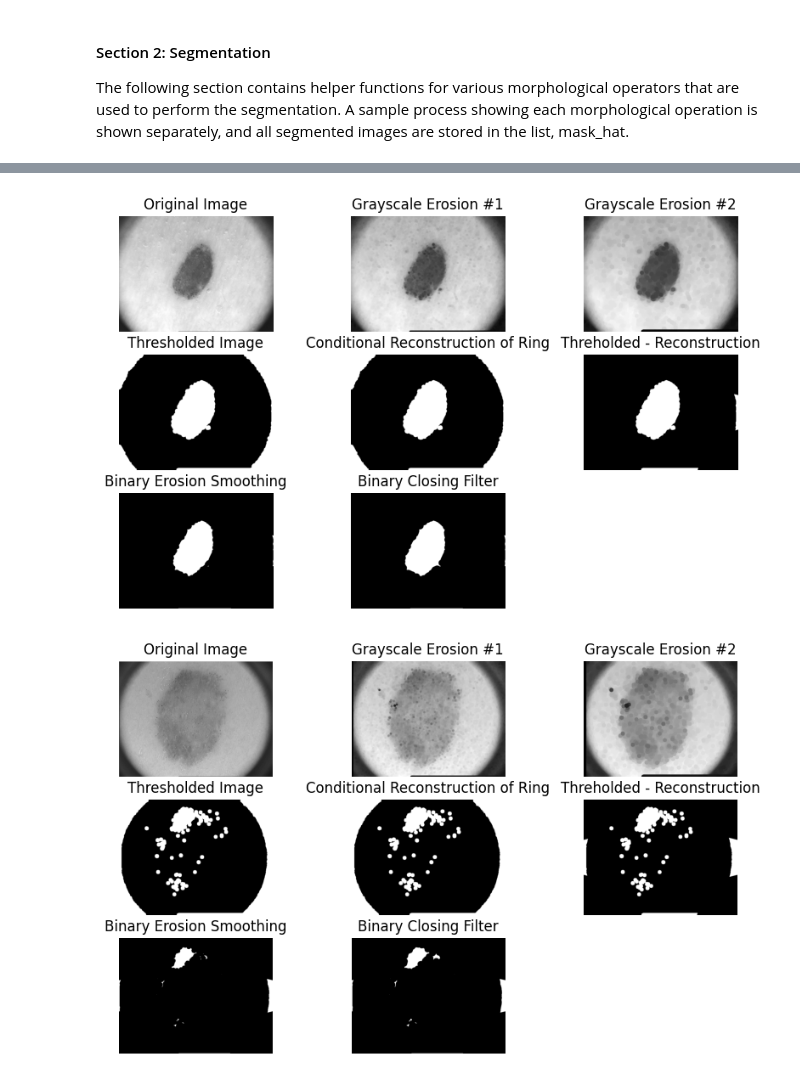
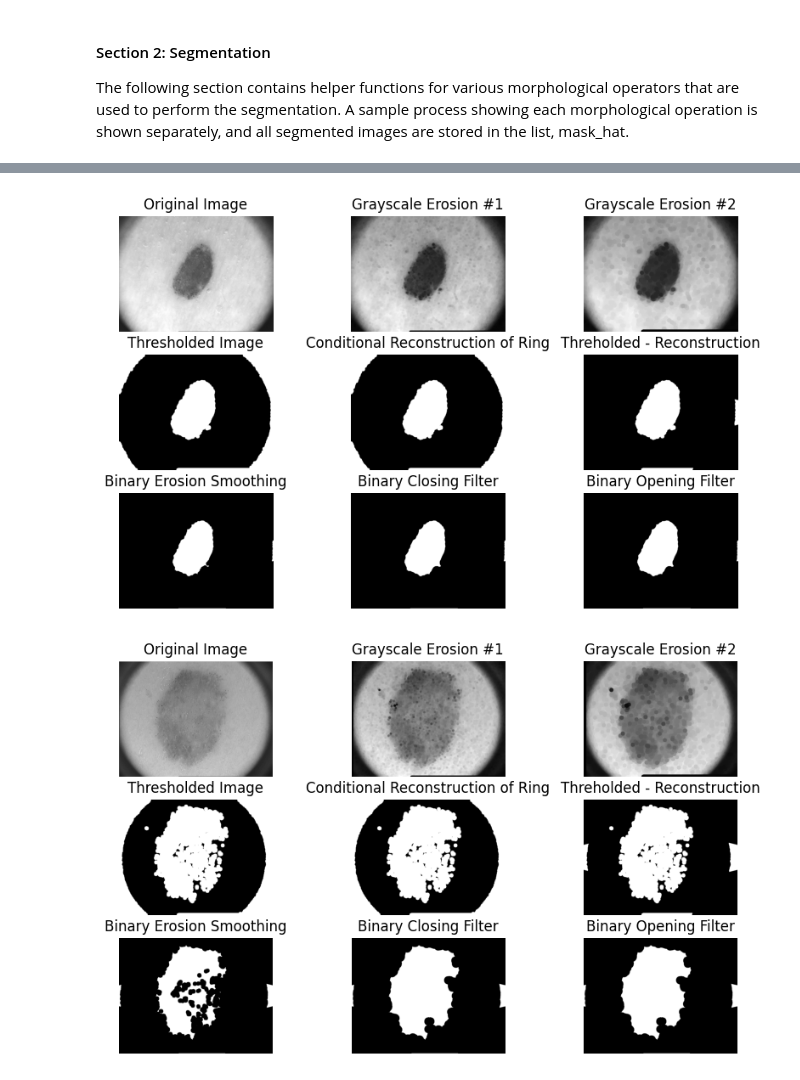
Before and after one commit to Rapuris/Medical-Image-Analysis-Spring-2024, a Jupyter notebook: skin.ipynb, the cells around one changed output, grey strips where cells are left out. Cells and saved outputs as stored; diff of their text form; code cells hidden in the pictures.

```diff
--- a/skin.ipynb
+++ b/skin.ipynb
@@ -108,7 +108,8 @@ def mask_segmentation(im, disp = False):
     mask_steps = list()                             # List of intermediary steps, used for display purposes only
     mask = cv2.cvtColor(im, cv2.COLOR_BGR2GRAY)     # Initialize mask.
     mask_steps.append(mask)
-
+    # Step 0: Gamma contrast enhance image
+    mask = np.power(mask, 1.5).astype(np.uint16)
     # Step 1: Use repeated grayscale erosion to smooth out color variation
     mask = cv2.erode(mask, disk)
     mask_steps.append(mask)
@@ -126,6 +127,7 @@ def mask_segmentation(im, disp = False):
     edge_marker[0, -1] = 1
     edge_marker[-1,-1] = 1
     recon = conditional_reconstruction(mask, edge_marker, big_disk, num_iter = 20)
+    recon = conditional_reconstruction(mask, recon, disk, num_iter=5)
     mask_steps.append(mask)
 
     # Step 4: Remove edge artifact by subtracting the conditional reconstruction from the original mask
@@ -134,7 +136,7 @@ def mask_segmentation(im, disp = False):
 
     # Step 5: Smooth the binary mask with an erosion. This has the added benefit of reducing the size of
     #         segmented regions, making small artificial regions easy to filter out in the later steps
-    mask = cv2.morphologyEx(mask.astype(np.uint8), cv2.MORPH_ERODE, big_disk)
+    mask = cv2.morphologyEx(mask.astype(np.uint16), cv2.MORPH_ERODE, big_disk)
     mask_steps.append(mask)
 
     # Step 6: Smooth the binary mask with a dilation to restore some of the original size
@@ -142,7 +144,12 @@ def mask_segmentation(im, disp = False):
     # mask_steps.append(mask)
 
     # Step 7: Filter out small foreground shapes with a binary closing.
-    mask = cv2.morphologyEx(mask.astype(np.uint8), cv2.MORPH_CLOSE, generate_discrete_disk(15))
+    mask = cv2.morphologyEx(mask.astype(np.uint16), cv2.MORPH_CLOSE,  generate_discrete_disk(20))
+    mask_steps.append(mask)
+
+    # Step 8: Now fill holes with a binary opening. Use a rectangular structural element. This acts like a bar
+    #         to quickly flood background
+    mask = cv2.morphologyEx(mask.astype(np.uint16), cv2.MORPH_CLOSE, np.ones([5, 70]))
     mask_steps.append(mask)
     # Plot each intermediary step
     if (disp == True):
@@ -155,7 +162,7 @@ def mask_segmentation(im, disp = False):
         plot_and_title(mask_steps[5], 336, "Threholded - Reconstruction")
         plot_and_title(mask_steps[6], 337, "Binary Erosion Smoothing")
         plot_and_title(mask_steps[7], 338, "Binary Closing Filter")
-
+        plot_and_title(mask_steps[7], 339, "Binary Opening Filter")
     return mask
 
 mask = mask_segmentation(images[121], disp = True)
@@ -166,2 +173,2 @@ mask = mask_segmentation(images[4], disp = True)
-[figure, old version]
+[figure, new version]
-[figure, old version]
+[figure, new version]
```
Also changed, not shown: parts of 4 cells of this notebook.
